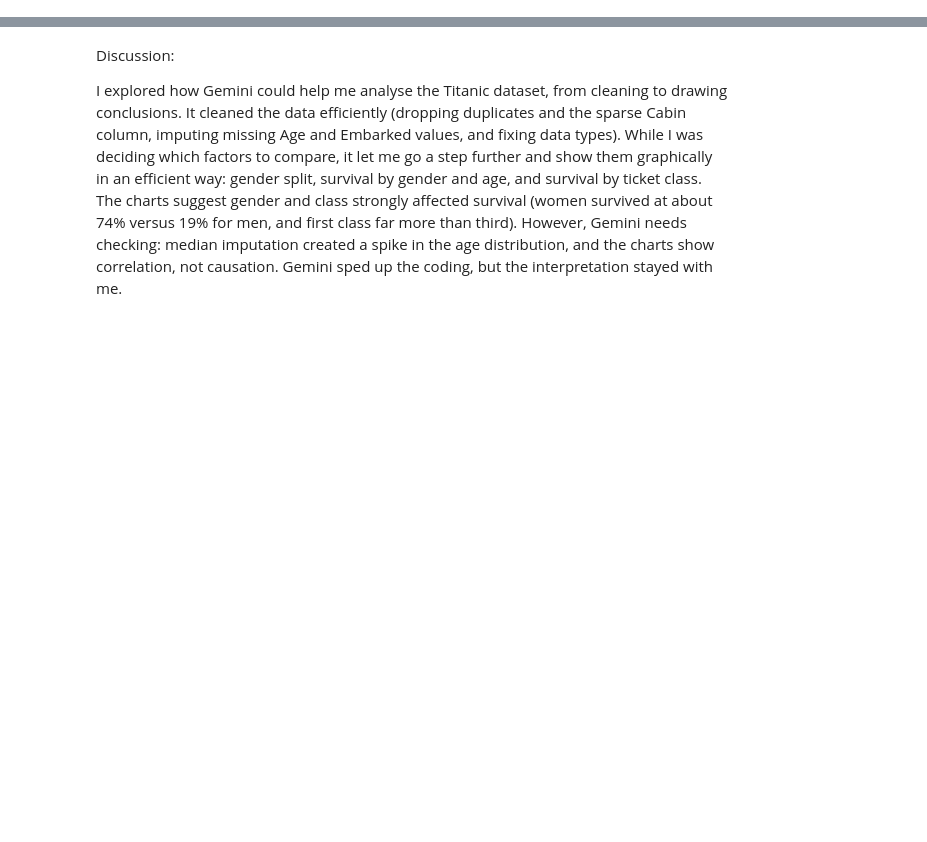
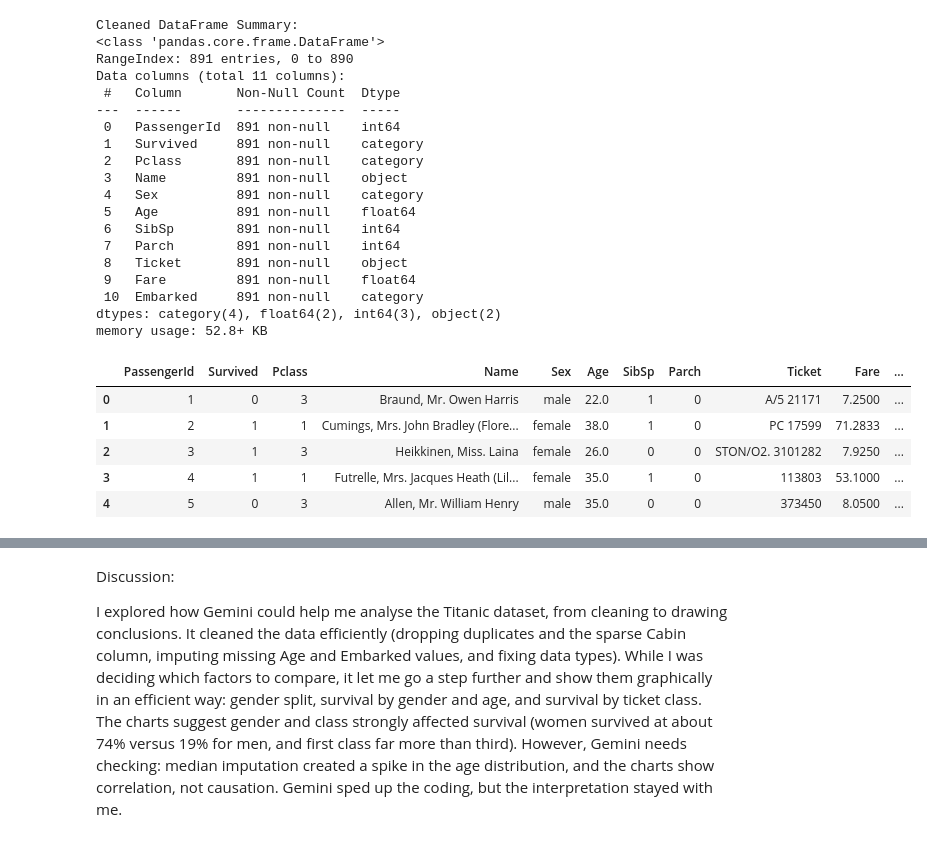
Before and after one commit to zadigpedrono/zadigpedrono-DataScience-GenAI-Submissions, a Jupyter notebook: Seminar2_Titanic_File_.ipynb, the cells around one changed output, grey strips where cells are left out. Cells and saved outputs as stored; diff of their text form; code cells hidden in the pictures; blank space fills up the shorter version.

```diff
--- a/Seminar2_Titanic_File_.ipynb
+++ b/Seminar2_Titanic_File_.ipynb
@@ -30,3 +24,59 @@ df
+# %%
+# Clean the Titanic dataset
+
+# 1. Drop duplicates if any
+df = df.drop_duplicates()
+
+# 2. Handle missing values
+# Drop 'Cabin' column because it has too many missing values
+if 'Cabin' in df.columns:
+    df = df.drop(columns=['Cabin'])
+
+# Impute missing 'Age' values with the median age
+if 'Age' in df.columns:
+    df['Age'] = df['Age'].fillna(df['Age'].median())
+
+# Impute missing 'Embarked' values with the most common port (mode)
+if 'Embarked' in df.columns:
+    df['Embarked'] = df['Embarked'].fillna(df['Embarked'].mode()[0])
+
+# 3. Correct data types
+# Convert categorical columns to 'category' type
+categorical_cols = ['Survived', 'Pclass', 'Sex', 'Embarked']
+for col in categorical_cols:
+    if col in df.columns:
+        df[col] = df[col].astype('category')
+
+# Display the cleaned data info and first few rows
+print("Cleaned DataFrame Summary:")
+df.info()
+display(df.head())
+# %% [output]
+Cleaned DataFrame Summary:
+<class 'pandas.core.frame.DataFrame'>
+RangeIndex: 891 entries, 0 to 890
+Data columns (total 11 columns):
+ #   Column       Non-Null Count  Dtype
+---  ------       --------------  -----
+ 0   PassengerId  891 non-null    int64
+ 1   Survived     891 non-null    category
+ 2   Pclass       891 non-null    category
+ 3   Name         891 non-null    object
+ 4   Sex          891 non-null    category
+ 5   Age          891 non-null    float64
+ 6   SibSp        891 non-null    int64
+ 7   Parch        891 non-null    int64
+ 8   Ticket       891 non-null    object
+ 9   Fare         891 non-null    float64
+ 10  Embarked     891 non-null    category
+dtypes: category(4), float64(2), int64(3), object(2)
+memory usage: 52.8+ KB
+|  | PassengerId | Survived | Pclass | Name | Sex | Age | SibSp | Parch | Ticket | Fare | ... |
+| 0 | 1 | 0 | 3 | Braund, Mr. Owen Harris | male | 22.0 | 1 | 0 | A/5 21171 | 7.2500 | ... |
+| 1 | 2 | 1 | 1 | Cumings, Mrs. John Bradley (Flore... | female | 38.0 | 1 | 0 | PC 17599 | 71.2833 | ... |
+| 2 | 3 | 1 | 3 | Heikkinen, Miss. Laina | female | 26.0 | 0 | 0 | STON/O2. 3101282 | 7.9250 | ... |
+| 3 | 4 | 1 | 1 | Futrelle, Mrs. Jacques Heath (Lil... | female | 35.0 | 1 | 0 | 113803 | 53.1000 | ... |
+| 4 | 5 | 0 | 3 | Allen, Mr. William Henry | male | 35.0 | 0 | 0 | 373450 | 8.0500 | ... |
 # %%
 df
 # %% [output]
```
Also changed, not shown: parts of 11 cells of this notebook.
